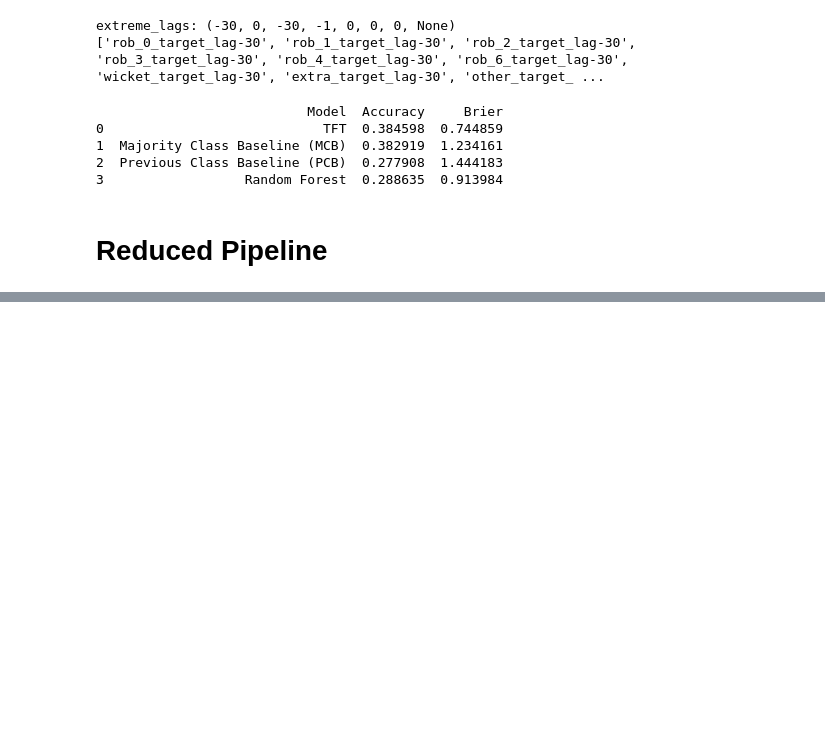
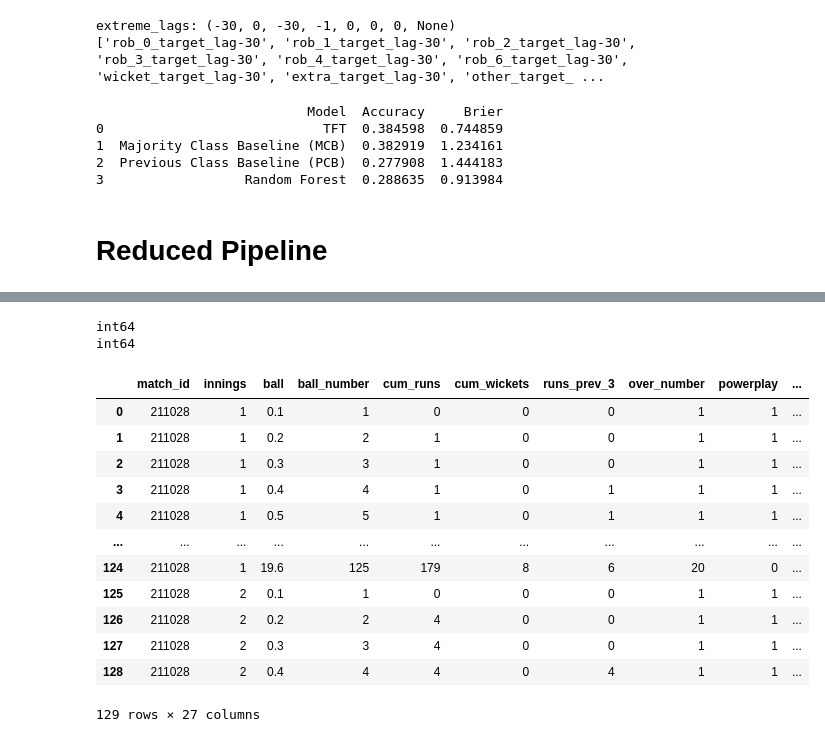
Before and after one commit to GBaugniet/cricketmodel, a Jupyter notebook: Cricket_Prediction_Model (4).ipynb, the cells around one changed output, grey strips where cells are left out. Saved outputs shown, nothing was run; the diff lists cells and outputs as text; code cells hidden in the pictures; blank space fills up the shorter version.

```diff
--- a/Cricket_Prediction_Model (4).ipynb
+++ b/Cricket_Prediction_Model (4).ipynb
@@ -4833,0 +5644,62 @@ test_targets = [ts.with_static_covariates(pd.Series(sc, index=static_cov_cols))
+# %%
+input_cols = [
+    "match_id", "innings", "ball", "ball_number",
+    "cum_runs", "cum_wickets", "runs_prev_3",
+    "over_number", "powerplay", "death_overs",
+    "balls_remaining", "crr", "target_to_win", "req_runs", "rrr",
+    "venue", "city", "toss_winner", "toss_decision","batting_team","team1_batting_now"
+]
+# %%
+print(df_all_it20s_f["match_id"].dtype)
+print(df_all_info["match_id"].dtype)
+# %% [output]
+int64
+int64
+# %%
+df_all_info["match_id"] = df_all_info["match_id"].astype(int)
+# %%
+# Merge in match info
+df_win_predictor = df_all_it20s_f.merge(
+    df_all_info, on="match_id", how="left"
+)
+
+# Create binary target (team_1 win or not)
+df_win_predictor["win_team1"] = (
+    df_win_predictor["winner"] == df_win_predictor["team_1"]
+).astype(int)
+
+# For completeness, also team2 target
+df_win_predictor["win_team2"] = 1 - df_win_predictor["win_team1"]
+
+# Now rebuild time index at match level
+df_win_predictor = (
+    df_win_predictor
+    .sort_values(["match_id", "innings", "ball_number"])
+    .assign(time_idx_match = lambda d: d.groupby("match_id").cumcount())
+)
+
+# which team is batting
+df_win_predictor["team1_batting_now"] = (
+    df_win_predictor["batting_team"] == df_win_predictor["team_1"]
+).astype(int)
+
+# Keep only chosen input variables + targets
+df_win_predictor = df_win_predictor[
+    input_cols + ["team_1", "team_2", "winner", "win_team1", "win_team2", "time_idx_match"]
+]
+# %%
+df_win_predictor.head(129)
+# %% [output]
+|  | match_id | innings | ball | ball_number | cum_runs | cum_wickets | runs_prev_3 | over_number | powerplay | ... |
+| 0 | 211028 | 1 | 0.1 | 1 | 0 | 0 | 0 | 1 | 1 | ... |
+| 1 | 211028 | 1 | 0.2 | 2 | 1 | 0 | 0 | 1 | 1 | ... |
+| 2 | 211028 | 1 | 0.3 | 3 | 1 | 0 | 0 | 1 | 1 | ... |
+| 3 | 211028 | 1 | 0.4 | 4 | 1 | 0 | 1 | 1 | 1 | ... |
+| 4 | 211028 | 1 | 0.5 | 5 | 1 | 0 | 1 | 1 | 1 | ... |
+| ... | ... | ... | ... | ... | ... | ... | ... | ... | ... | ... |
+| 124 | 211028 | 1 | 19.6 | 125 | 179 | 8 | 6 | 20 | 0 | ... |
+| 125 | 211028 | 2 | 0.1 | 1 | 0 | 0 | 0 | 1 | 1 | ... |
+| 126 | 211028 | 2 | 0.2 | 2 | 4 | 0 | 0 | 1 | 1 | ... |
+| 127 | 211028 | 2 | 0.3 | 3 | 4 | 0 | 0 | 1 | 1 | ... |
+| 128 | 211028 | 2 | 0.4 | 4 | 4 | 0 | 4 | 1 | 1 | ... |
+129 rows × 27 columns
```
Also changed, not shown: parts of 97 cells of this notebook, 12 other files.
